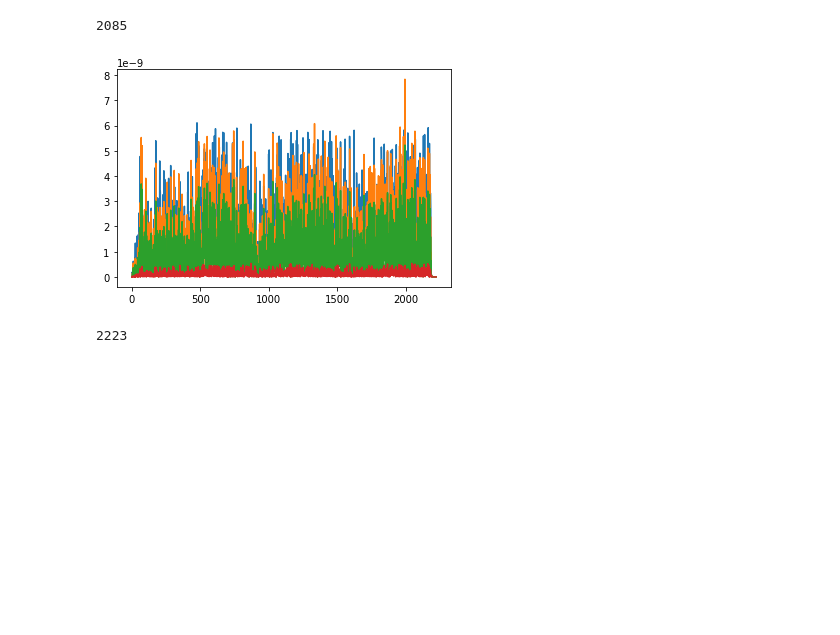
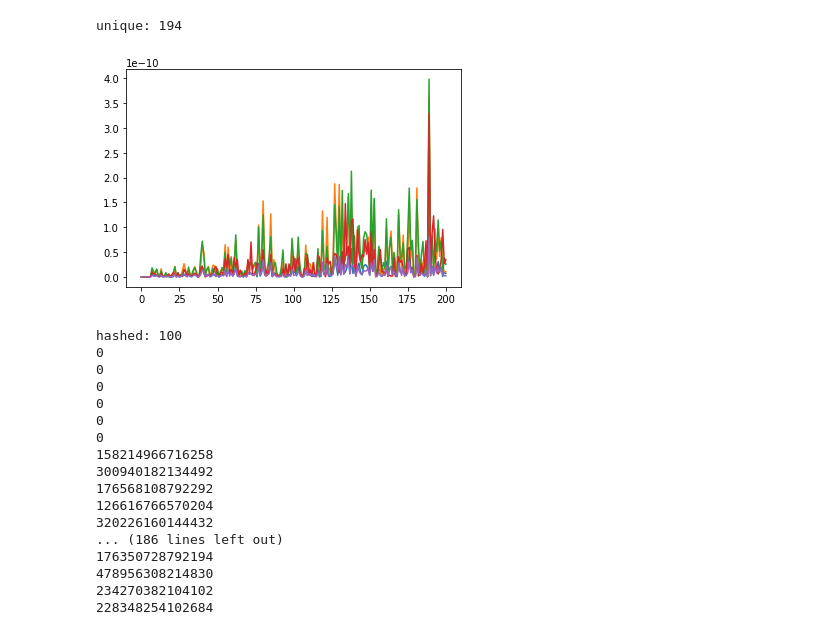
Before and after one commit to Owliie/Smart-Radio, a Jupyter notebook: experiments/Testing_algorithm.ipynb, the cells around one changed output. Saved outputs shown, nothing was run; the diff lists cells and outputs as text; code cells hidden in the pictures; blank space fills up the shorter version.

```diff
--- a/experiments/Testing_algorithm.ipynb
+++ b/experiments/Testing_algorithm.ipynb
@@ -30,5 +43,6 @@ for i in range(sampled_chunk_size):
 # %%
-for i in sampled:
+for i in sampled[:100]:
     for j in i:
-        print(j.real)
+        if j.real != 0:
+            print(abs(j.real))
 # %% [output]
@@ -62,7 +76,15 @@ highest = np.zeros(shape=(sampled_chunk_size, 5))
-# %%
-def fingerprint_hash(v1, v2, v3, v4):
-#     print(v1, " ", v2, " ", v3, " ", v4)
-    fingerpint = v4*1000000000 + v3*1000000 + v2*1000 + v1
-#     print("fingerprint", fingerpint.astype(np.int64))
-    return fingerpint
+# %%
+def get_fuzzed(peak, fuzz):
+    return peak - (peak%fuzz)
+# %%
+def fingerprint_hash(peaks):
+    fuzz_factor = 2
+    i = 1
+    fingerprint = 0
+
+    for p in peaks:
+        fingerprint+=get_fuzzed(p, fuzz_factor) * i
+        i*=1000
+#     print("fingerprint", fingerprint.astype(np.int64))
+    return fingerprint
 # %%
@@ -75,31 +97,49 @@ def point_position(number, pos=2):
 # %%
 hashed = np.zeros(shape=sampled.shape[0], dtype=np.int64)
 unique = []
 
 for i in range(0, sampled.shape[0]):
-    for frq in range(40, 300):
+    for frq in range(40, chunk_size):
         magnitude = np.log(np.abs(sampled[i][frq])+1)
-#         print(np.log2(np.abs(sampled[i][frq])+1))
+#         if magnitude != 0:
+#             print(np.log2(np.abs(sampled[i][frq])+1))
         range_index = get_range_of_frequency(frq)
 #         print("magnitude: ", magnitude)
 #         print("highest: ", highest[i][range_index])
 
+#         print(highest[i][range_index])
         if magnitude > highest[i][range_index]:
             highest[i][range_index] = frq
-            magnitude = magnitude.astype(float)
             values[i][range_index] = magnitude
             peaks[i][range_index] = point_position(magnitude)
 
-    hashed[i] = fingerprint_hash(peaks[i][1], peaks[i][2], peaks[i][3], peaks[i][4])
-    unique.append((values[i][1], values[i][2], values[i][3], values[i][4]))
+    hashed[i] = fingerprint_hash(peaks[i])
+    unique.append(tuple(values[i]))
 # plt.hist(hashed)
-print(len(list(set(unique))))
+print("unique:", len(list(set(unique))))
 plt.plot(unique)
 plt.show()
-print(len(hashed))
-# for i in range(len(hashed)):
-#     print(hashed[i])
+# print(unique)
+print("hashed:", len(hashed[:100]))
+for i in range(len(hashed)):
+    print(hashed[i])
 # %% [output]
-2085
+unique: 194
-[figure, old version]
+[figure, new version]
-2223
+hashed: 100
+0
+0
+0
+0
+0
+0
+158214966716258
+300940182134492
+176568108792292
+126616766570204
+320226160144432
+... (186 lines left out)
+176350728792194
+478956308214830
+234270382104102
+228348254102684
```
Also changed, not shown: parts of 8 cells of this notebook.
